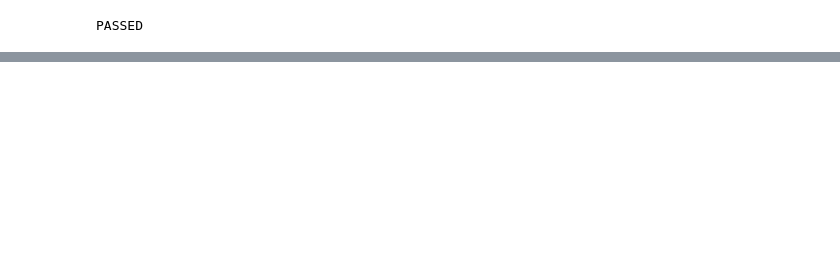
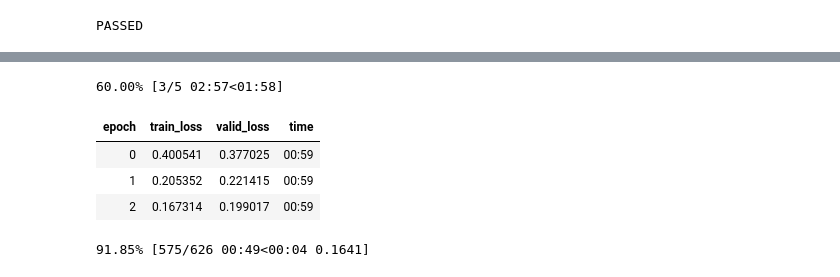
Before and after one commit to zcaceres/fastai-audio, a Jupyter notebook: Audio-LSTM.ipynb, the cells around one changed output, grey strips where cells are left out. Cells and saved outputs as stored; diff of their text form; code cells hidden in the pictures; blank space fills up the shorter version.

```diff
--- a/Audio-LSTM.ipynb
+++ b/Audio-LSTM.ipynb
@@ -149,0 +190,2 @@ torch.Size([1, 64, 10])
+# %%
+db = DataBunch(train_dl, valid_dl, collate_fn=permute_collate)
@@ -149,0 +209,38 @@ torch.Size([1, 64, 10])
+# %%
+class SimpleLSTM(nn.Module):
+    def __init__(self,
+                 input_size=128,
+                 hidden_size=128,
+                 max_seq_len=50):
+        super().__init__()
+        self.max_seq_len = max_seq_len
+        self.rnns = nn.ModuleList([
+            nn.LSTM(input_size=input_size, hidden_size=hidden_size, num_layers=1),
+            nn.LSTM(input_size=input_size, hidden_size=hidden_size, num_layers=1),
+            nn.LSTM(input_size=input_size, hidden_size=hidden_size, num_layers=1),
+        ])
+
+    def forward(self, *tup_batch):
+        outputs = []
+        hiddens = []
+        seq_batch = tup_batch[0]
+        hidden = None
+        for i in range(0, seq_batch.shape[0]):
+            sequence = seq_batch[i,:,:].unsqueeze(0)
+            hidden = None
+            out = None
+            for rnn in self.rnns:
+                out, hidden = rnn(sequence, hidden)
+            outputs.append(out)
+            hiddens.append(hidden)
+        ret = torch.stack(outputs, dim=0)
+        return ret.squeeze(1)
+# %%
+def custom_loss(predicted, expected):
+    cs = torch.nn.functional.cosine_similarity(predicted, expected, dim=2)
+    sq = cs * cs # element-wise product
+    summed = sq.sum()
+    return summed
+# %%
+lstm = SimpleLSTM(max_seq_len=global_seq_len); lstm.cuda()
+learn = Learner(db, lstm, loss_func=custom_loss)
@@ -149,0 +254,9 @@ torch.Size([1, 64, 10])
+# %%
+learn.fit_one_cycle(5, max_lr=1e-04)
+# %% [output]
+60.00% [3/5 02:57<01:58]
+| epoch | train_loss | valid_loss | time |
+| 0 | 0.400541 | 0.377025 | 00:59 |
+| 1 | 0.205352 | 0.221415 | 00:59 |
+| 2 | 0.167314 | 0.199017 | 00:59 |
+91.85% [575/626 00:49<00:04 0.1641]
```
Also changed, not shown: parts of 23 cells of this notebook.
